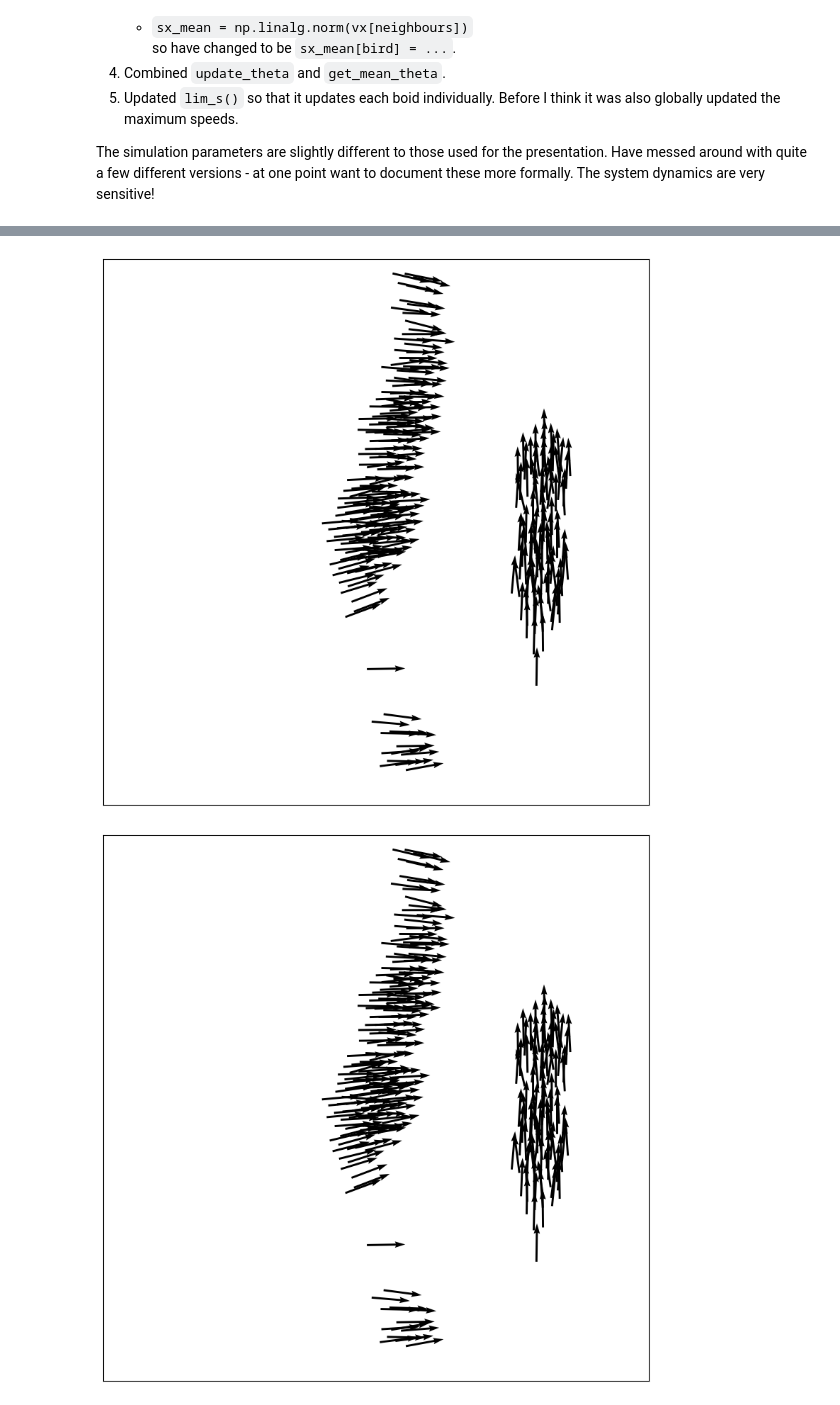
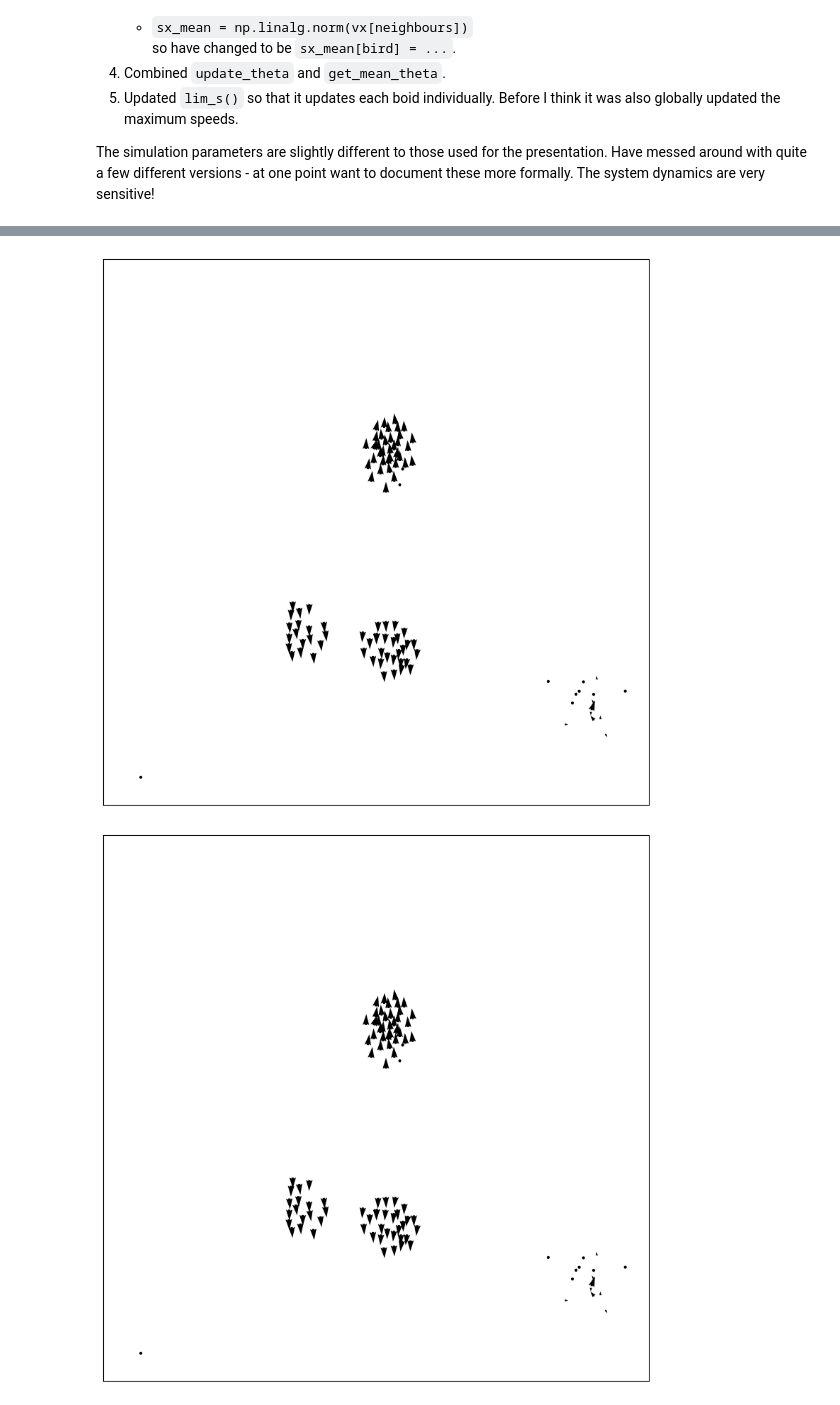
Before and after one commit to flossiedixon/Industrial-Project-2, a Jupyter notebook: toy-problem.ipynb, the cells around one changed output, grey strips where cells are left out. Drawn from its saved outputs; the diff is of its cells as text; code cells hidden in the pictures.

```diff
--- a/toy-problem.ipynb
+++ b/toy-problem.ipynb
@@ -27,18 +33,17 @@ The simulation parameters are slightly different to those used for the presentat
 # %%
-v0           = 0.3  # Velocity
-eta          = 0.5  # Random fluctuation in angle (in radians)
+v0           = 0.5  # Velocity
+eta          = 0.6  # Random fluctuation in angle (in radians)
 L            = 10    # Size of box
 R            = 1      # Interaction radius
-Rsq          = R**2     # Square of the interaction radius
-dt           = 0.1    # Time step
-Nt           = 300     # Number of time steps
-N            = 250    # Number of birds
+dt           = 0.2    # Time step
+Nt           = 500    # Number of time steps
+N            = 100   # Number of birds
 
 A = 0.15 # Avoidance radius
 
-lam_c = 0.05 # Centre of mass weight
+lam_c = 0.2 # Centre of mass weight
 lam_a = 0.80 # Avoid collisions weight
-lam_m = 0.3 # Match velocities weight
+lam_m = 0.4 # Match velocities weight
 # %%
 # Update quiver - the 'arrows' for matplotlib.
 def update_quiver(q, x, y, vx, vy):
@@ -51,33 +56,33 @@ def update_quiver(q, x, y, vx, vy):
 # Set up a figure.
 fig, ax = plt.subplots(figsize = (10,10))
 
 # Get the initial configuration
 x, y, vx, vy, theta = bm.initialize_birds(N, L, v0)
 
 # Save the initial values to be used later
 x_init, y_init, vx_init, vy_init, theta_init = (
     x.copy(), y.copy(), vx.copy(), vy.copy(), theta.copy()
 )
 
 # Do an initial plot and set up the axes.
-q = plt.quiver(x, y, vx, vy)
+q = plt.quiver(x, y, vx, vy, scale = 50)
 ax.set(xlim = (0, L), ylim = (0, L))
 ax.set_aspect('equal')
 ax.get_xaxis().set_visible(False)
 ax.get_yaxis().set_visible(False)
 
 # Save the first frame.
 # fig.savefig("frame_0.png", dpi=300)
 
 # Do each step, updating the quiver and plotting the new system.
 for iT in range(Nt):
     x, y, vx, vy, theta = bm.step(x, y, vx, vy, theta, dt, L, A, lam_c, lam_a, lam_m, eta, v0)
     q = update_quiver(q, x, y, vx, vy)
     clear_output(wait = True)
     display(fig)
 
 # Save the final frame.
 # fig.savefig("frame_final.png", dpi=300)
 # %% [output]
-[figure, old version]
+[figure, new version]
-[figure, old version]
+[figure, new version]
```
Also changed, not shown: parts of 5 cells of this notebook, 1 other file.
